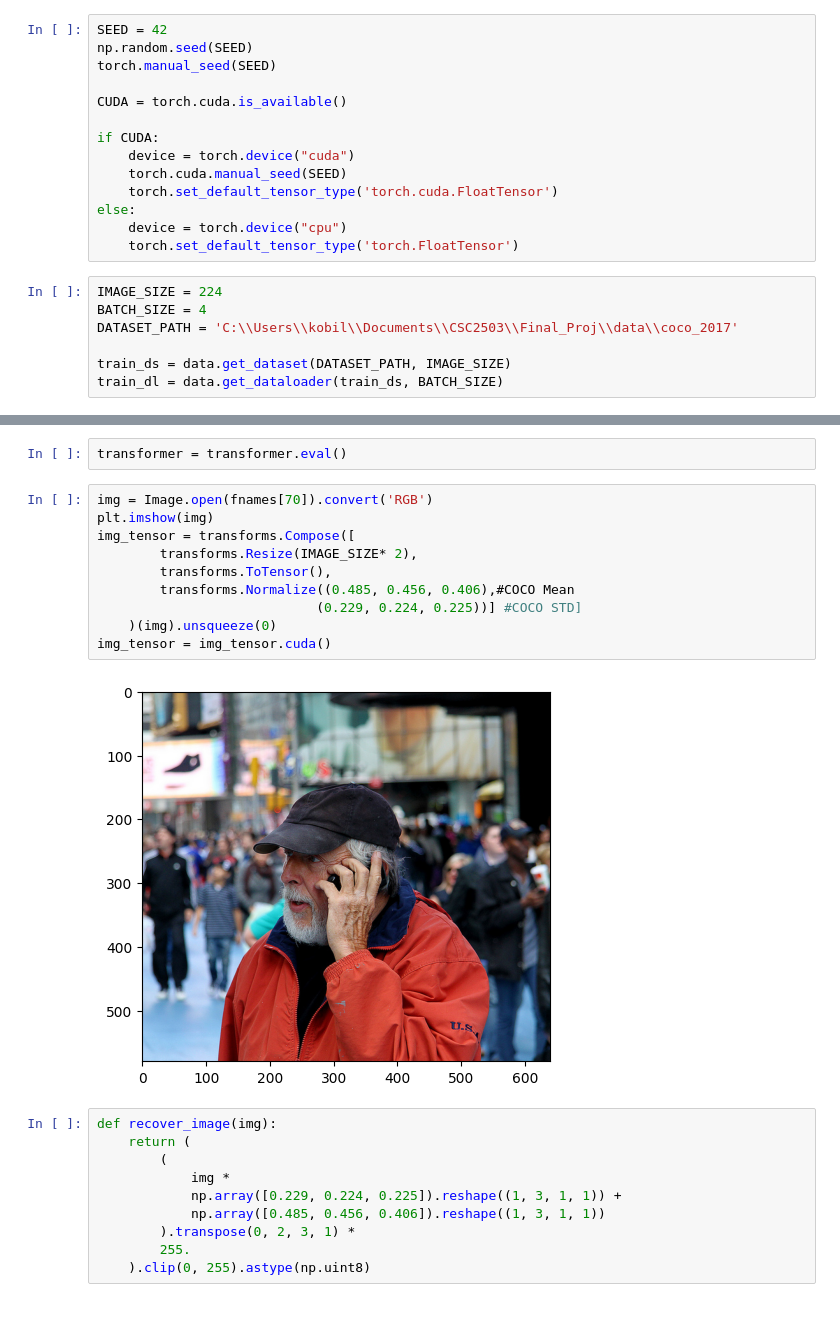
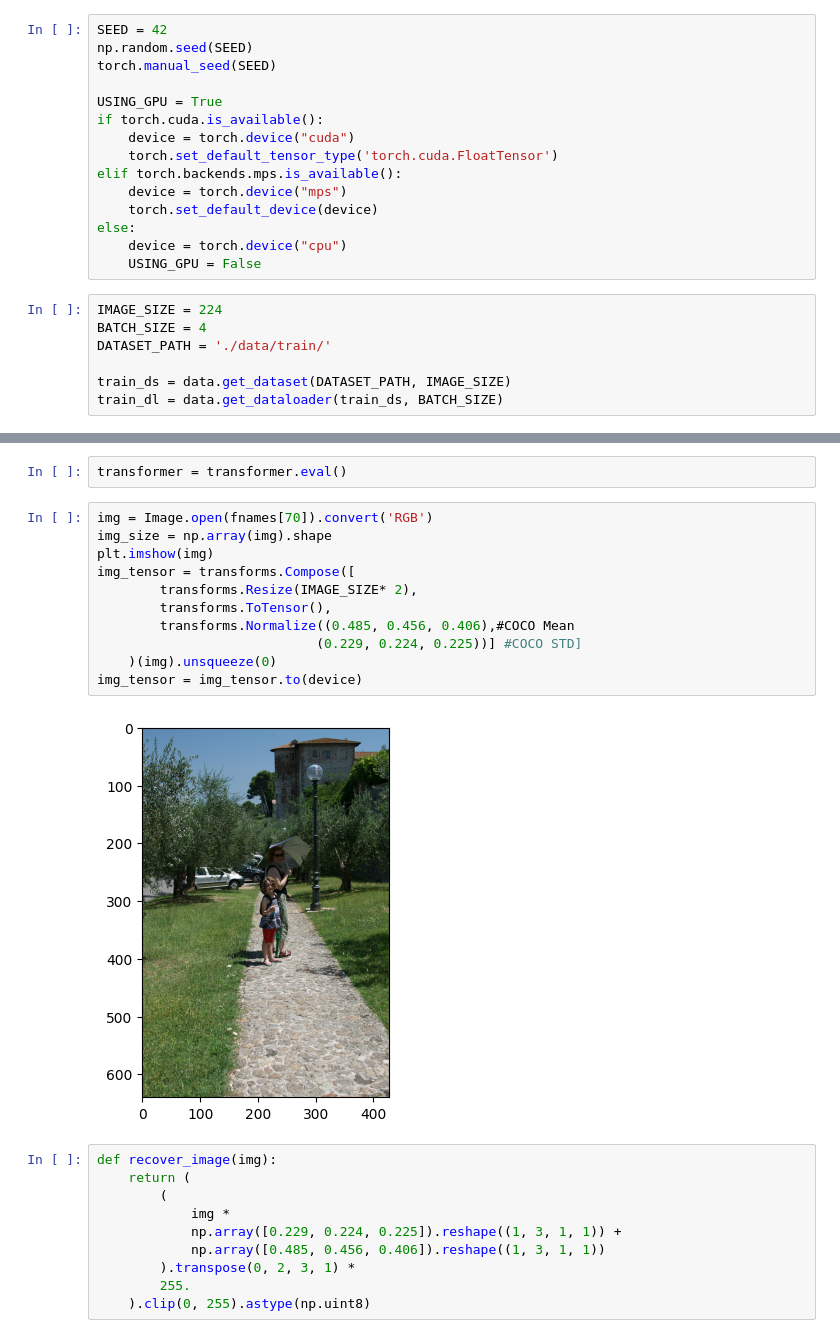
Before and after one commit to ValKobilaski/Style-Transfer, a Jupyter notebook: main.ipynb, the cells around one changed output, grey strips where cells are left out. Cells and saved outputs as stored; diff of their text form.

```diff
--- a/main.ipynb
+++ b/main.ipynb
@@ -27,19 +27,20 @@ SEED = 42
 np.random.seed(SEED)
 torch.manual_seed(SEED)
 
-CUDA = torch.cuda.is_available()
-
-if CUDA:
+USING_GPU = True
+if torch.cuda.is_available():
     device = torch.device("cuda")
-    torch.cuda.manual_seed(SEED)
     torch.set_default_tensor_type('torch.cuda.FloatTensor')
+elif torch.backends.mps.is_available():
+    device = torch.device("mps")
+    torch.set_default_device(device)
 else:
     device = torch.device("cpu")
-    torch.set_default_tensor_type('torch.FloatTensor')
+    USING_GPU = False
 # %%
 IMAGE_SIZE = 224
 BATCH_SIZE = 4
-DATASET_PATH = 'C:\\Users\\kobil\\Documents\\CSC2503\\Final_Proj\\data\\coco_2017'
+DATASET_PATH = './data/train/'
 
 train_ds = data.get_dataset(DATASET_PATH, IMAGE_SIZE)
 train_dl = data.get_dataloader(train_ds, BATCH_SIZE)
@@ -278,16 +280,17 @@ len(fnames)
 transformer = transformer.eval()
 # %%
 img = Image.open(fnames[70]).convert('RGB')
+img_size = np.array(img).shape
 plt.imshow(img)
 img_tensor = transforms.Compose([
         transforms.Resize(IMAGE_SIZE* 2),
         transforms.ToTensor(),
         transforms.Normalize((0.485, 0.456, 0.406),#COCO Mean
                             (0.229, 0.224, 0.225))] #COCO STD]
     )(img).unsqueeze(0)
-img_tensor = img_tensor.cuda()
+img_tensor = img_tensor.to(device)
 # %% [output]
-[figure, old version]
+[figure, new version]
 # %%
 def recover_image(img):
     return (
```
Also changed, not shown: parts of 6 cells of this notebook, 2 other files.
